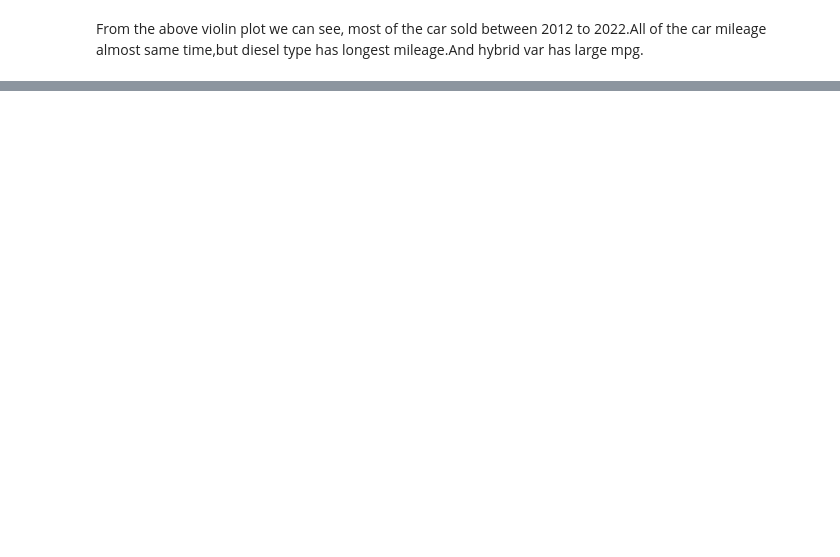
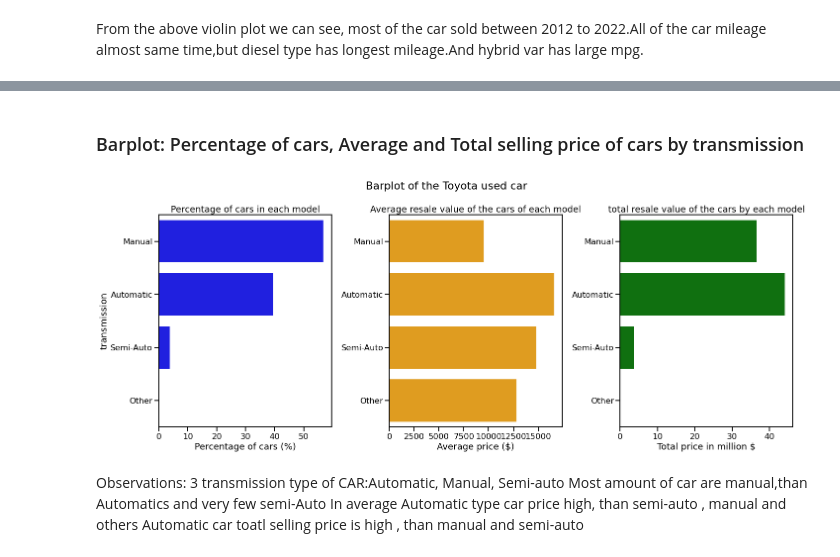
Before and after one commit to shawon-barua/Toyota_used_car_analysis, a Jupyter notebook: toyota_used_car_EDA.ipynb, the cells around one changed output, grey strips where cells are left out. Saved outputs shown, nothing was run; the diff lists cells and outputs as text; code cells hidden in the pictures; blank space fills up the shorter version.

```diff
--- a/toyota_used_car_EDA.ipynb
+++ b/toyota_used_car_EDA.ipynb
@@ -366,0 +475,4 @@ From the above violin plot we can see, most of the car sold between 2012 to 2022
+# %%
+df_agg1 = df.groupby('transmission')['price'].agg(['count', 'mean', 'sum'])
+
+display(df_agg1)
@@ -366,0 +486,17 @@ From the above violin plot we can see, most of the car sold between 2012 to 2022
+# %%
+# sort the dataframe based on the column 'count'
+df_agg1 = df_agg1.sort_values(by='count', ascending=False)
+
+# create a new column percentage of the cars in each model
+df_agg1['percent_of_cars'] = (df_agg1['count']/df_agg1['count'].sum())*100
+
+# convert the 'sum' column in millions
+df_agg1['sum'] = df_agg1['sum']/1000000
+
+# keep up to two decimal points
+df_agg1 = df_agg1.round(2)
+
+# remove the 'count' column
+df_agg1 = df_agg1.drop('count', axis=1)
+
+display(df_agg1.head())
@@ -366,0 +510,34 @@ From the above violin plot we can see, most of the car sold between 2012 to 2022
+# %% [markdown]
+### Barplot: Percentage of cars, Average and Total selling price of cars by transmission
+# %%
+plt.figure(figsize=(20,8))
+
+plt.subplot(1, 3, 1)
+sns.barplot(x='percent_of_cars', y=df_agg1.index, data=df_agg1, orient='h', color='blue')
+plt.title("Percentage of cars in each model")
+plt.xlabel("Percentage of cars (%)")
+# plt.grid()
+
+plt.subplot(1, 3, 2)
+sns.barplot(x='mean', y=df_agg1.index, data=df_agg1, orient='h', color='orange')
+plt.title("Average resale value of the cars of each model")
+plt.xlabel("Average price ($)")
+plt.ylabel("")
+
+plt.subplot(1, 3, 3)
+sns.barplot(x='sum', y=df_agg1.index, data=df_agg1, orient='h', color='green')
+plt.title("total resale value of the cars by each model")
+plt.xlabel("Total price in million $")
+plt.ylabel("")
+
+plt.suptitle("Barplot of the Toyota used car")
+plt.tight_layout()
+plt.show()
+# %% [output]
+[figure, added]
+# %% [markdown]
+Observations:
+3 transmission type of CAR:Automatic, Manual, Semi-auto
+Most amount of car are manual,than Automatics and very few semi-Auto
+In average Automatic type car price high, than semi-auto , manual and others
+Automatic car toatl selling price is high , than manual and semi-auto
```
Also changed, not shown: parts of 19 cells of this notebook.
